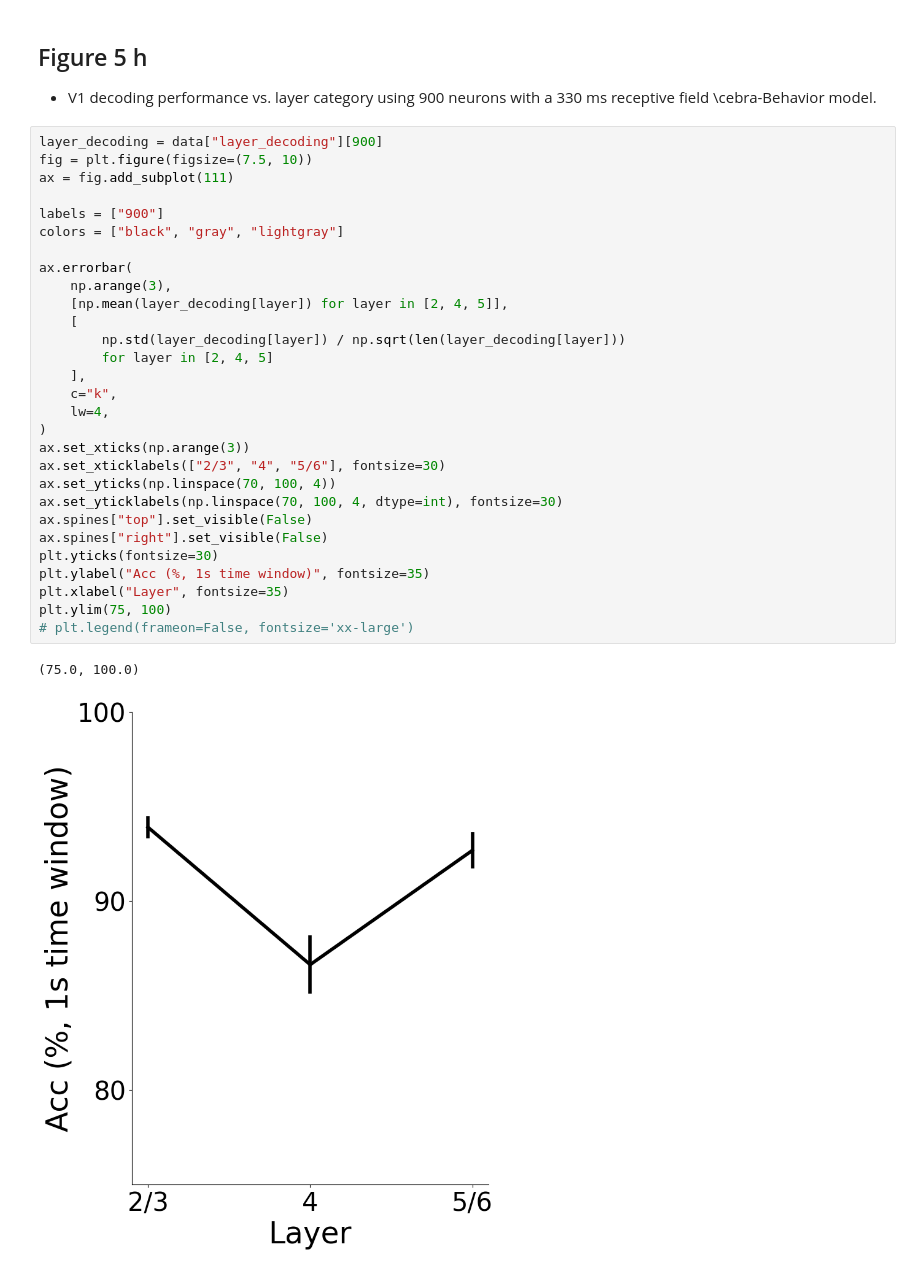
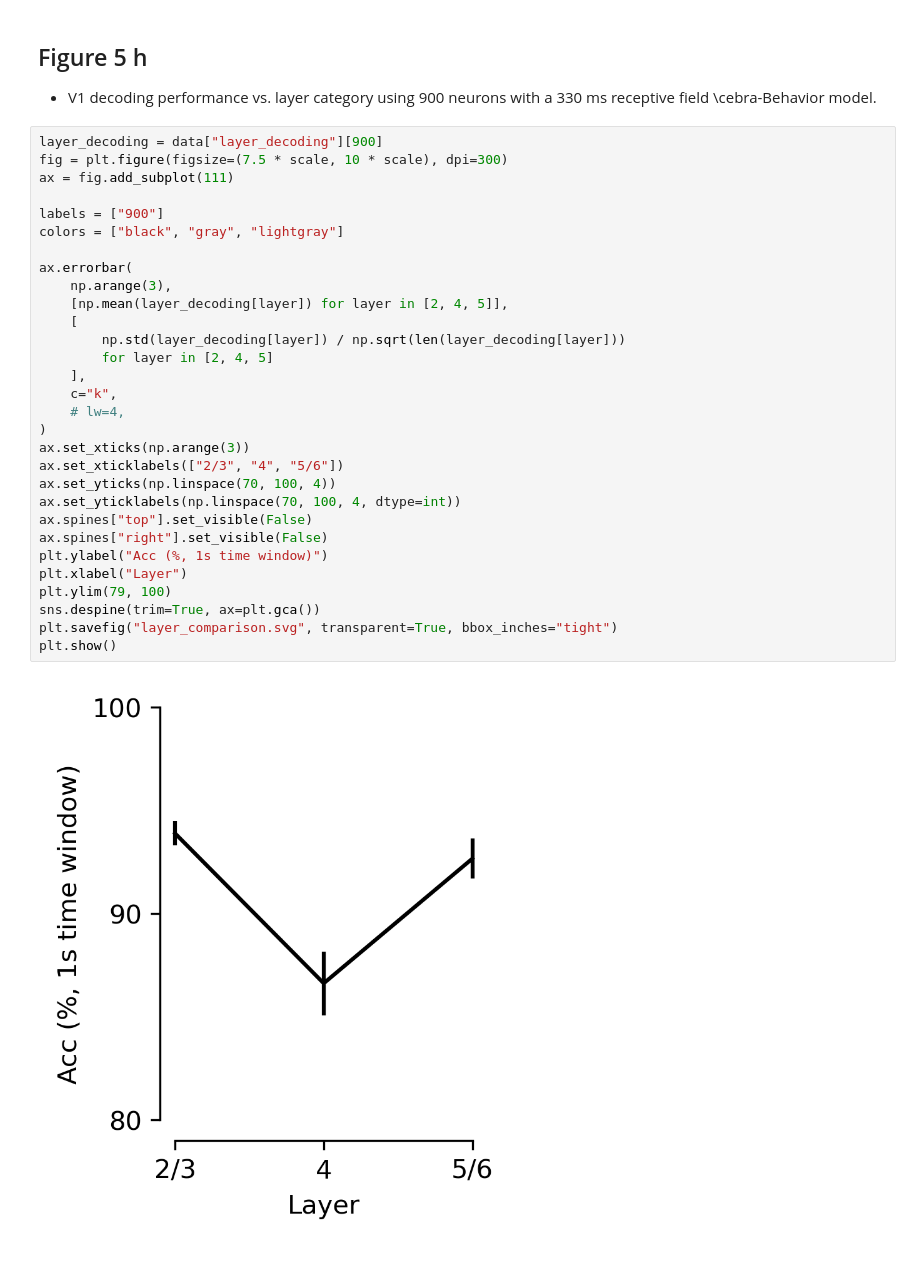
Before and after one commit to AdaptiveMotorControlLab/cebra-figures, a Jupyter notebook: figures/Figure5.ipynb, the cells around one changed output. Drawn from its saved outputs; the diff is of its cells as text.

```diff
--- a/figures/Figure5.ipynb
+++ b/figures/Figure5.ipynb
@@ -577,33 +618,33 @@ l = plt.legend(frameon=False, bbox_to_anchor=[1, 0.5], fontsize=25)
 - V1 decoding performance vs. layer category using 900 neurons with a 330 ms receptive field \cebra-Behavior model.
 # %%
 layer_decoding = data["layer_decoding"][900]
-fig = plt.figure(figsize=(7.5, 10))
+fig = plt.figure(figsize=(7.5 * scale, 10 * scale), dpi=300)
 ax = fig.add_subplot(111)
 
 labels = ["900"]
 colors = ["black", "gray", "lightgray"]
 
 ax.errorbar(
     np.arange(3),
     [np.mean(layer_decoding[layer]) for layer in [2, 4, 5]],
     [
         np.std(layer_decoding[layer]) / np.sqrt(len(layer_decoding[layer]))
         for layer in [2, 4, 5]
     ],
     c="k",
-    lw=4,
+    # lw=4,
 )
 ax.set_xticks(np.arange(3))
-ax.set_xticklabels(["2/3", "4", "5/6"], fontsize=30)
+ax.set_xticklabels(["2/3", "4", "5/6"])
 ax.set_yticks(np.linspace(70, 100, 4))
-ax.set_yticklabels(np.linspace(70, 100, 4, dtype=int), fontsize=30)
+ax.set_yticklabels(np.linspace(70, 100, 4, dtype=int))
 ax.spines["top"].set_visible(False)
 ax.spines["right"].set_visible(False)
-plt.yticks(fontsize=30)
-plt.ylabel("Acc (%, 1s time window)", fontsize=35)
-plt.xlabel("Layer", fontsize=35)
-plt.ylim(75, 100)
-# plt.legend(frameon=False, fontsize='xx-large')
+plt.ylabel("Acc (%, 1s time window)")
+plt.xlabel("Layer")
+plt.ylim(79, 100)
+sns.despine(trim=True, ax=plt.gca())
+plt.savefig("layer_comparison.svg", transparent=True, bbox_inches="tight")
+plt.show()
 # %% [output]
-(75.0, 100.0)
-[figure, old version]
+[figure, new version]
```
Also changed, not shown: parts of 9 cells of this notebook, 2 other files.
